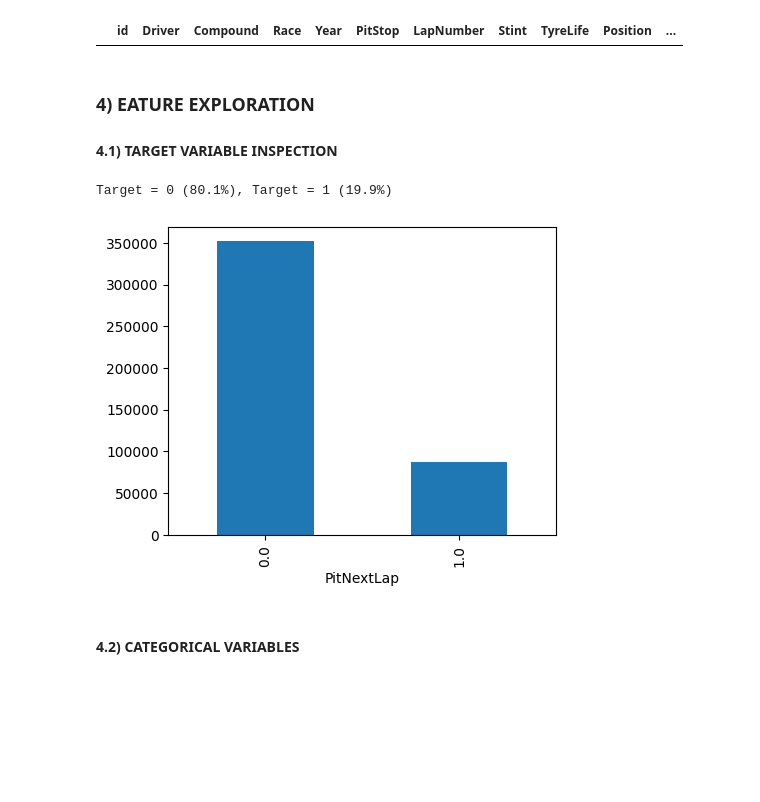
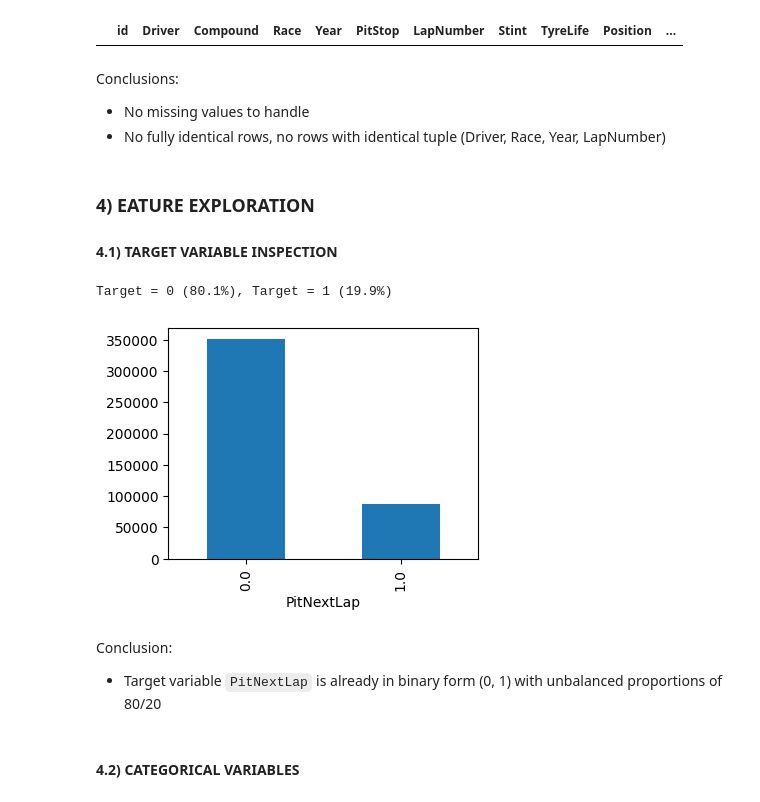
Before and after one commit to giacomoscanavini/data_science_notebooks, a Jupyter notebook: project_predicting_f1_pit_stops/predicting_f1_pit_stops.ipynb, the cells around one changed output. Cells and saved outputs as stored; diff of their text form; code cells hidden in the pictures; blank space fills up the shorter version.

```diff
--- a/project_predicting_f1_pit_stops/predicting_f1_pit_stops.ipynb
+++ b/project_predicting_f1_pit_stops/predicting_f1_pit_stops.ipynb
@@ -113,17 +119,24 @@ duplicates = df[df.duplicated(subset=duplicate_keys, keep=False)]
 duplicates.sort_values(duplicate_keys)
 # %% [output]
 |  | id | Driver | Compound | Race | Year | PitStop | LapNumber | Stint | TyreLife | Position | ... |
+# %% [markdown]
+Conclusions:
+- No missing values to handle
+- No fully identical rows, no rows with identical tuple (Driver, Race, Year, LapNumber)
 # %% [markdown]
 ### 4) EATURE EXPLORATION
 #### 4.1) TARGET VARIABLE INSPECTION
 # %%
-fig, ax = plt.subplots(1, 1, figsize=(5, 4))
+fig, ax = plt.subplots(1, 1, figsize=(4,3))
 df.groupby('PitNextLap').id.count().plot(kind='bar')
 percent = (df.groupby('PitNextLap').id.count() / df.shape[0]).tolist()
 print(f"Target = 0 ({round(percent[0] * 100, 1)}%), Target = 1 ({round(percent[1] * 100, 1)}%)")
 # %% [output]
 Target = 0 (80.1%), Target = 1 (19.9%)
-[figure, old version]
+[figure, new version]
+# %% [markdown]
+Conclusion:
+- Target variable ``PitNextLap`` is already in binary form (0, 1) with unbalanced proportions of 80/20
 # %% [markdown]
 #### 4.2) CATEGORICAL VARIABLES
 # %%
```
Also changed, not shown: parts of 38 cells of this notebook.
